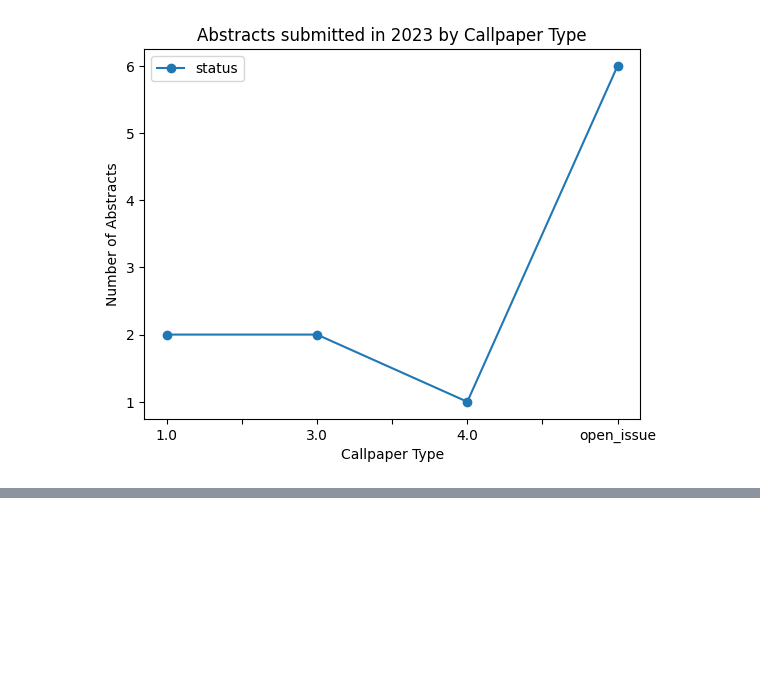
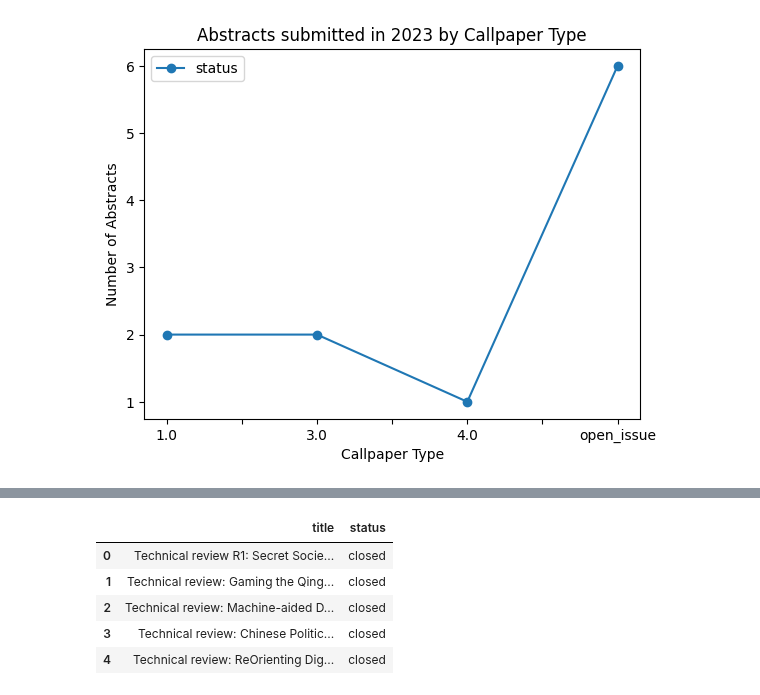
Before and after one commit to C2DH/journal-of-digital-history-backend, a Jupyter notebook: jdh_statistics.ipynb, the cells around one changed output, grey strips where cells are left out. Cells and saved outputs as stored; diff of their text form; code cells hidden in the pictures; blank space fills up the shorter version.

```diff
--- a/jdh_statistics.ipynb
+++ b/jdh_statistics.ipynb
@@ -377,0 +332,39 @@ total_issues
+# %%
+ACCESS_TOKEN = ""
+# %%
+import requests
+import json
+import matplotlib.pyplot as plt
+
+
+
+headers = {
+    'Authorization': ACCESS_TOKEN ,
+}
+
+params = {
+
+    'state': 'closed',  # or 'closed' for closed issues
+}
+
+
+repository_url = 'https://api.github.com/repos/C2DH/jdh-notebook/issues'
+
+response = requests.get(repository_url, params=params, headers=headers)
+issues = response.json()
+# Filter issues with the title containing 'Technical review'
+filtered_issues = [issue for issue in issues if 'Technical review' in issue.get('title', '')]
+
+# Extract relevant information and create a DataFrame
+data = [{'title': issue['title'], 'status': issue['state']} for issue in filtered_issues]
+df = pd.DataFrame(data)
+
+# Display the DataFrame
+df.head()
+# %% [output]
+|  | title | status |
+| 0 | Technical review R1: Secret Socie... | closed |
+| 1 | Technical review: Gaming the Qing... | closed |
+| 2 | Technical review: Machine-aided D... | closed |
+| 3 | Technical review: Chinese Politic... | closed |
+| 4 | Technical review: ReOrienting Dig... | closed |
```
Also changed, not shown: parts of 12 cells of this notebook.
